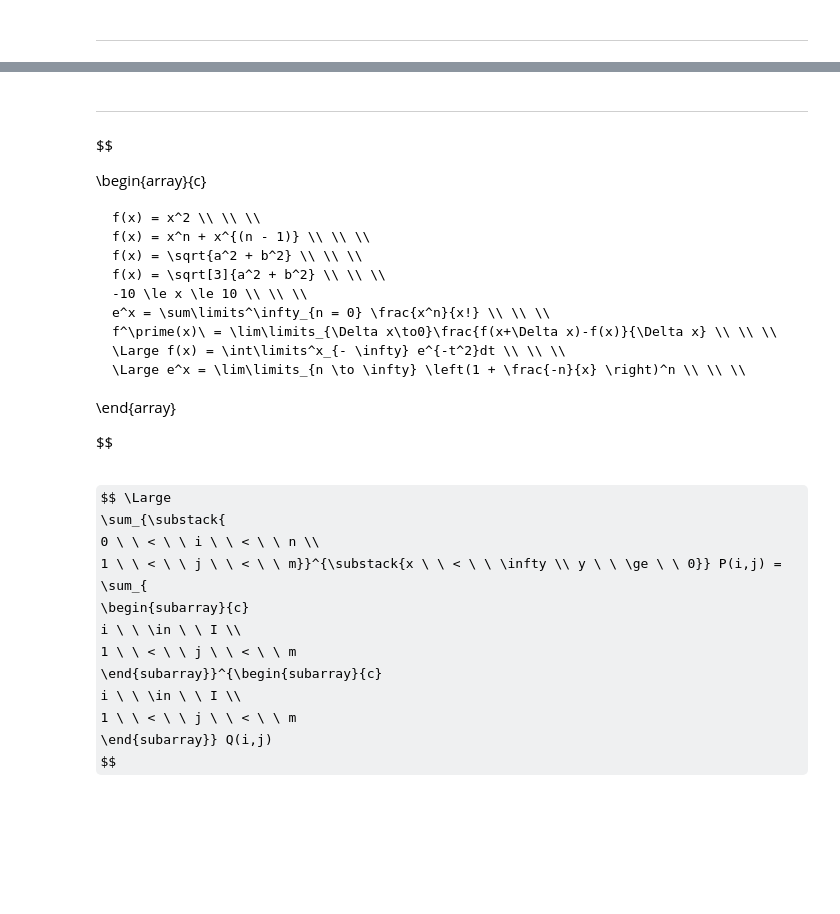
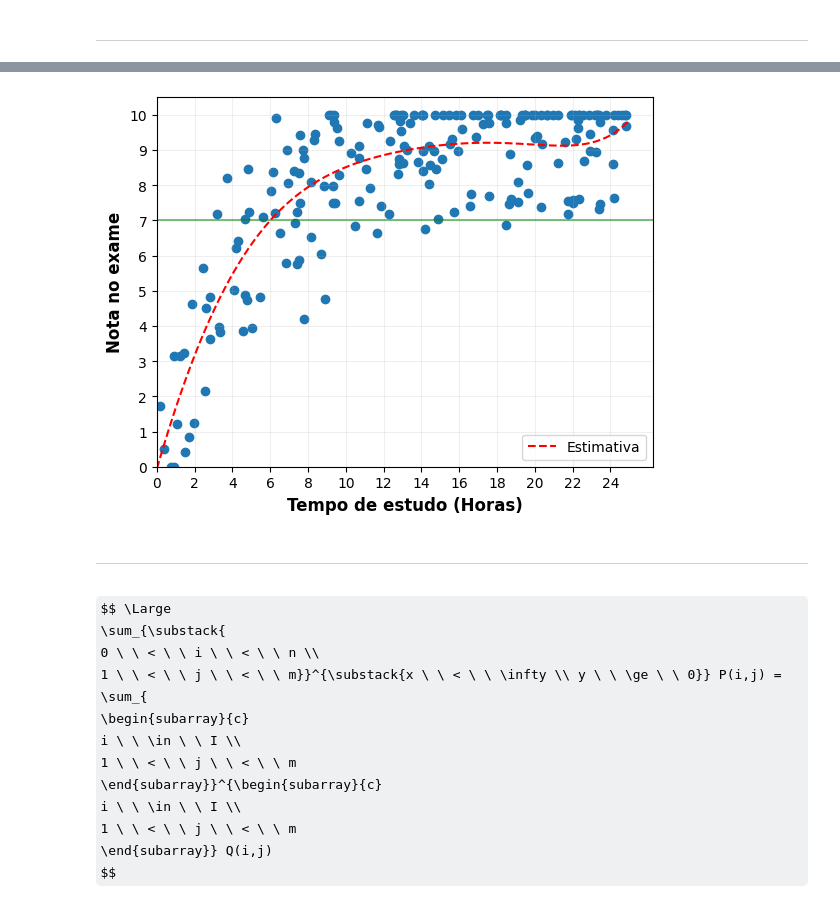
Before and after one commit to AriBarrosFilho/Aprendendo_Python, a Jupyter notebook: teste.ipynb, the cells around one changed output, grey strips where cells are left out. Cells and saved outputs as stored; diff of their text form; code cells hidden in the pictures; some formulas as TeX source; blank space fills up the shorter version.

```diff
--- a/teste.ipynb
+++ b/teste.ipynb
@@ -241,23 +258,40 @@ display(df)
+# %%
+rng = np.random.default_rng(seed = None)
+
+amostras = 200
+
+x = rng.uniform(low = 0, high = 25, size = amostras)
+y = 10 * (1 - np.exp(-0.2 * x)) + (rng.standard_normal(size = amostras) * 1.5)
+y = np.clip(a = y, a_min = 0, a_max = 10)
+
+coef = np.polyfit(x = x, y = y, deg = 6)
+polinomio = np.poly1d(coef)
+
+plt.scatter(x, y)
+
+# plt.plot(np.sort(x), np.sort(polinomio(x)), color = "red", linestyle = "--", label = "Estimativa")
+plt.plot(np.linspace(0, 25, 500), polinomio(np.linspace(0, 25, 500)), color = "red", linestyle = "--", label = "Estimativa")
+
+plt.axhline(y = 7, color = "g", alpha = 0.5)
+
+plt.grid(alpha = 0.2)
+
+plt.yticks(ticks = np.arange(0, 12, 1))
+plt.xticks(ticks = np.arange(0, 25.1, 2))
+
+plt.ylim(0, 10.5)
+plt.xlim(left = 0)
+
+plt.ylabel(ylabel = "Nota no exame", fontsize = 12, fontweight = "bold")
+plt.xlabel(xlabel = "Tempo de estudo (Horas)", fontsize = 12, fontweight = "bold")
+
+plt.legend(loc = "lower right")
+
+plt.show()
+# %% [output]
+[figure, added]
 # %% [markdown]
 ___
-# %% [markdown]
-$$
-
-\begin{array}{c}
-
-    f(x) = x^2 \\ \\ \\
-    f(x) = x^n + x^{(n - 1)} \\ \\ \\
-    f(x) = \sqrt{a^2 + b^2} \\ \\ \\
-    f(x) = \sqrt[3]{a^2 + b^2} \\ \\ \\
-    -10 \le x \le 10 \\ \\ \\
-    e^x = \sum\limits^\infty_{n = 0} \frac{x^n}{x!} \\ \\ \\
-    f^\prime(x)\ = \lim\limits_{\Delta x\to0}\frac{f(x+\Delta x)-f(x)}{\Delta x} \\ \\ \\
-    \Large f(x) = \int\limits^x_{- \infty} e^{-t^2}dt \\ \\ \\
-    \Large e^x = \lim\limits_{n \to \infty} \left(1 + \frac{-n}{x} \right)^n \\ \\ \\
-
-\end{array}
-
-$$
 # %% [markdown]
 $$ \Large
     \sum_{\substack{
```
Also changed, not shown: parts of 3 cells of this notebook, 8 other files.
